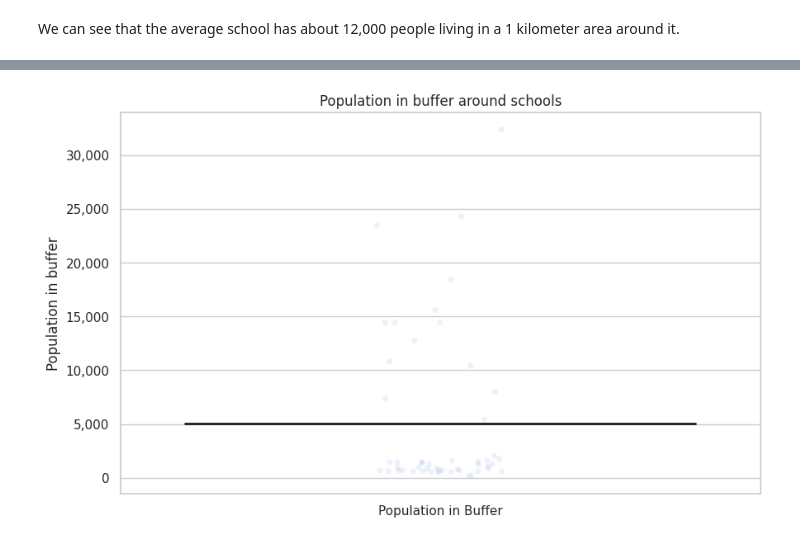
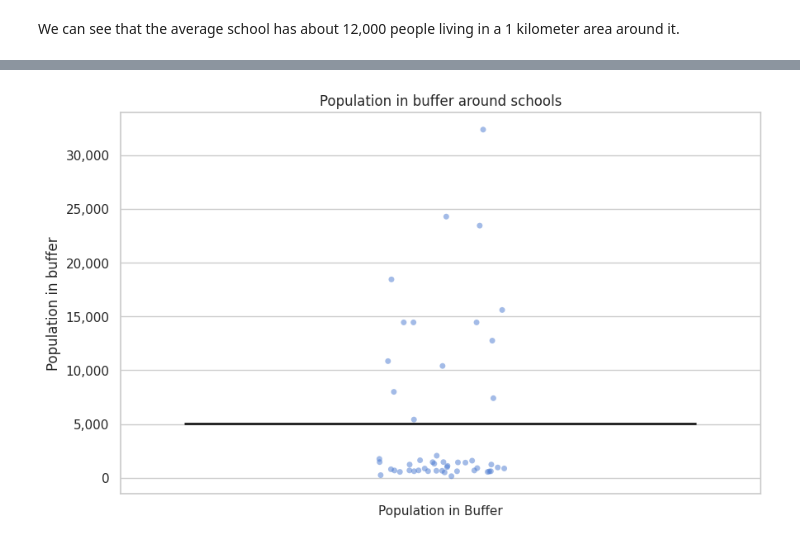
Before and after one commit to FNS-Division/geopython-2025, a Jupyter notebook: 1_proximity_coverage_demand.ipynb, the cells around one changed output, grey strips where cells are left out. Saved outputs shown, nothing was run; the diff lists cells and outputs as text; code cells hidden in the pictures.

```diff
--- a/1_proximity_coverage_demand.ipynb
+++ b/1_proximity_coverage_demand.ipynb
@@ -292,41 +292,3 @@ schools_gdf = schools_gdf.merge(nearest_transmission_nodes, left_index=True, rig
 dfSummary(schools_gdf[['cell_site_distance', 'transmission_node_distance']]/1000)
 # %% [output]
 [interactive output not drawn]
-# %%
-# @title Figure
-# Prepare the data for the box plot
-data = schools_gdf[['cell_site_distance', 'transmission_node_distance']].melt(
-    var_name='Distance Type',
-    value_name='Distance'
-)
-data["Distance"] = data["Distance"] / 1000
-data['Distance Type'] = data['Distance Type'].replace({
-    'cell_site_distance': 'Cell site',
-    'transmission_node_distance': 'Transmission node'
-})
-
-# Set the aesthetics for the plot
-sns.set(style="whitegrid")
-
-# Create a box plot for the two distance metrics
-plt.figure(figsize=(10, 6))
-sns.boxplot(x='Distance Type', y='Distance', data=data, palette='muted', hue='Distance Type',
-            showfliers=False, showbox=False, showcaps=False, showmeans=True, meanline=True,
-            meanprops={'color': 'k', 'ls': '-', 'lw': 2},
-            medianprops={'visible': False},
-            whiskerprops={'visible': False},
-            zorder=10)
-
-# Overlay jittered points using stripplot
-sns.stripplot(x='Distance Type', y='Distance', data=data, alpha=0.5, jitter=True, palette='muted', hue='Distance Type')
-
-# Set labels and title
-plt.xlabel('')
-plt.ylabel('Median distance to nearest infrastructure (km)')
-plt.title('Median distance to ICT infrastructure')
-formatter = FuncFormatter(lambda x, _: f'{int(x):,}')
-plt.gca().yaxis.set_major_formatter(formatter)
-
-# Show the plot
-plt.tight_layout()
-plt.show()
@@ -635,31 +595,31 @@ dfSummary(schools_gdf[['population_in_buffer']])
 # %%
 # @title Figure
 # Prepare the data for the box plot
 data = schools_gdf[['population_in_buffer']].copy()
 data['Distance Type'] = 'Population in Buffer'
 
 # Set the aesthetics for the plot
 sns.set(style="whitegrid")
 
 # Create a box plot for the population in buffer
 plt.figure(figsize=(10, 6))
 sns.boxplot(x='Distance Type', y='population_in_buffer', data=data, palette='muted', hue='Distance Type',
             showfliers=False, showbox=False, showcaps=False, showmeans=True, meanline=True,
             meanprops={'color': 'k', 'ls': '-', 'lw': 2},
             medianprops={'visible': False},
             whiskerprops={'visible': False},
             zorder=10)
 
 # Overlay jittered points using stripplot
-sns.stripplot(x='Distance Type', y='population_in_buffer', data=data, palette='muted', alpha=0.1, jitter=True, hue='Distance Type')
+sns.stripplot(x='Distance Type', y='population_in_buffer', data=data, palette='muted', alpha=0.5, jitter=True, hue='Distance Type')
 
 # Set labels and title
 plt.xlabel('')
 plt.ylabel('Population in buffer')
 plt.title('Population in buffer around schools')
 
 # Format y-axis with commas
 formatter = FuncFormatter(lambda x, _: f'{int(x):,}')
 plt.gca().yaxis.set_major_formatter(formatter)
 # %% [output]
-[figure, old version]
+[figure, new version]
```
Also changed, not shown: parts of 3 cells of this notebook.
